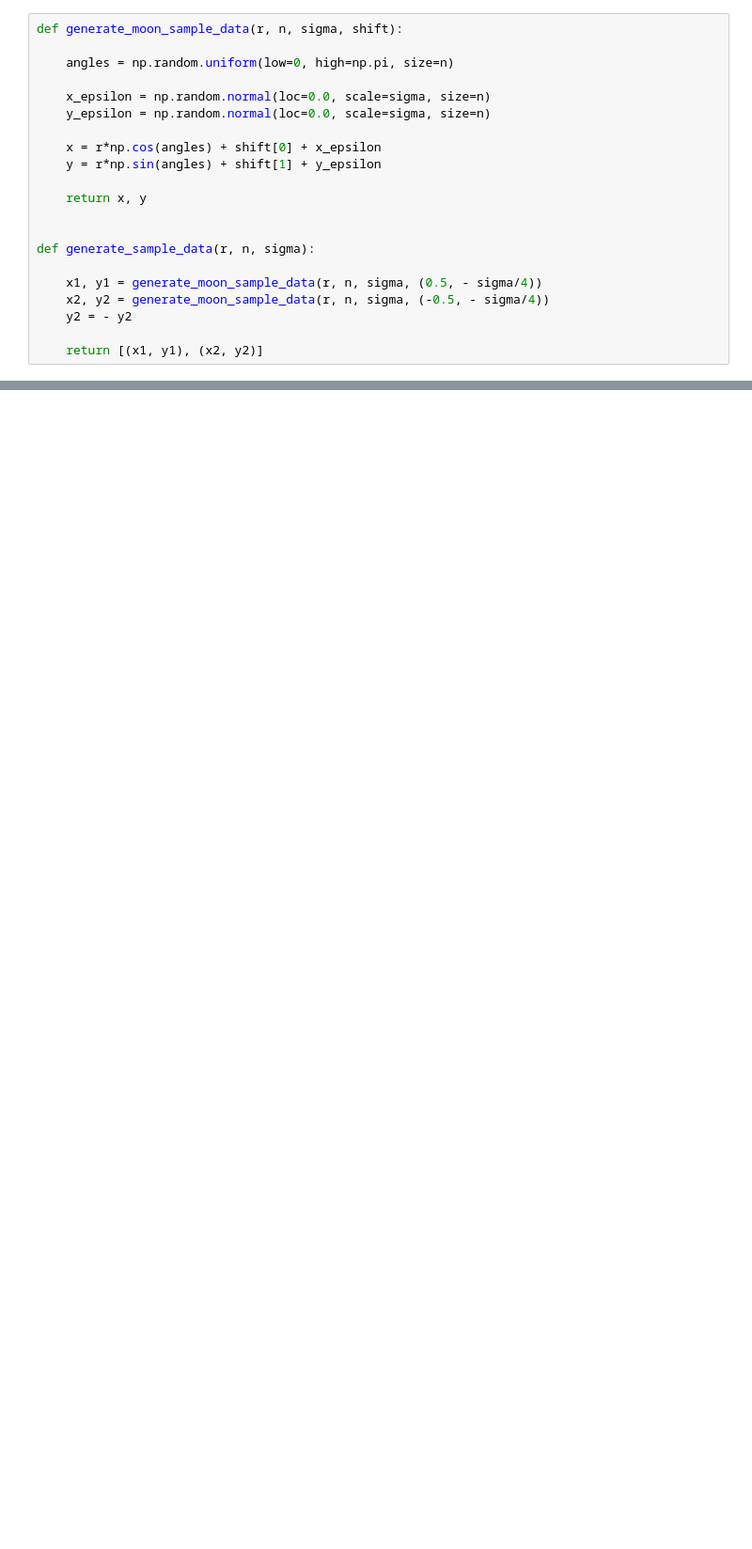
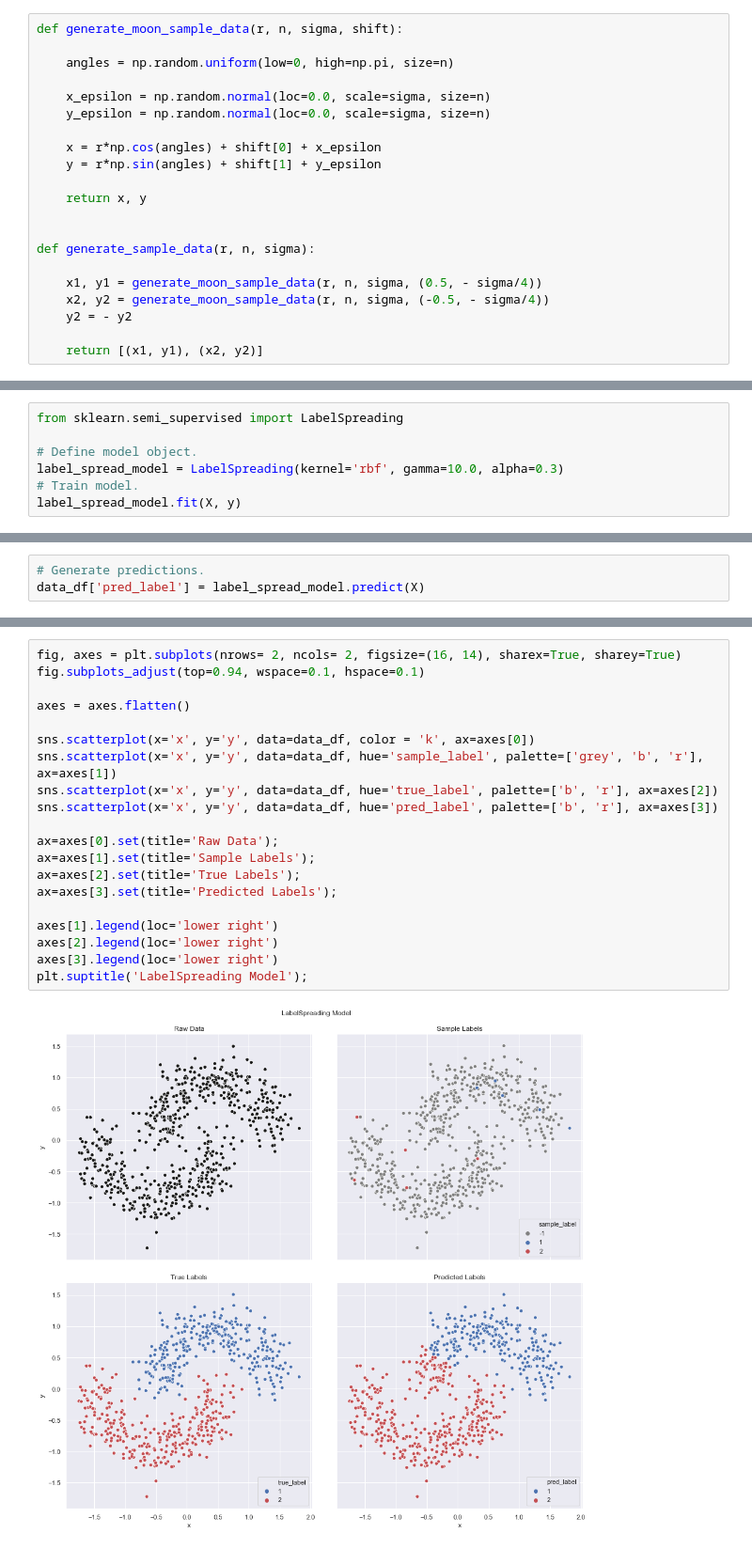
Before and after one commit to juanitorduz/math_deep_learning_summer_school19, a Jupyter notebook: semi_supervised_learning/semi_supervised_scikit.ipynb, the cells around one changed output, grey strips where cells are left out. Shown at 94% size. Saved outputs shown, nothing was run; the diff lists cells and outputs as text; blank space fills up the shorter version.

```diff
--- a/semi_supervised_learning/semi_supervised_scikit.ipynb
+++ b/semi_supervised_learning/semi_supervised_scikit.ipynb
@@ -132,0 +176,7 @@ ax.legend(loc='lower right');
+# %%
+from sklearn.semi_supervised import LabelSpreading
+
+# Define model object.
+label_spread_model = LabelSpreading(kernel='rbf', gamma=10.0, alpha=0.3)
+# Train model.
+label_spread_model.fit(X, y)
@@ -132,0 +186,3 @@ ax.legend(loc='lower right');
+# %%
+# Generate predictions.
+data_df['pred_label'] = label_spread_model.predict(X)
@@ -132,0 +191,22 @@ ax.legend(loc='lower right');
+# %%
+fig, axes = plt.subplots(nrows= 2, ncols= 2, figsize=(16, 14), sharex=True, sharey=True)
+fig.subplots_adjust(top=0.94, wspace=0.1, hspace=0.1)
+
+axes = axes.flatten()
+
+sns.scatterplot(x='x', y='y', data=data_df, color = 'k', ax=axes[0])
+sns.scatterplot(x='x', y='y', data=data_df, hue='sample_label', palette=['grey', 'b', 'r'], ax=axes[1])
+sns.scatterplot(x='x', y='y', data=data_df, hue='true_label', palette=['b', 'r'], ax=axes[2])
+sns.scatterplot(x='x', y='y', data=data_df, hue='pred_label', palette=['b', 'r'], ax=axes[3])
+
+ax=axes[0].set(title='Raw Data');
+ax=axes[1].set(title='Sample Labels');
+ax=axes[2].set(title='True Labels');
+ax=axes[3].set(title='Predicted Labels');
+
+axes[1].legend(loc='lower right')
+axes[2].legend(loc='lower right')
+axes[3].legend(loc='lower right')
+plt.suptitle('LabelSpreading Model');
+# %% [output]
+[figure, added]
```
Also changed, not shown: parts of 29 cells of this notebook.
